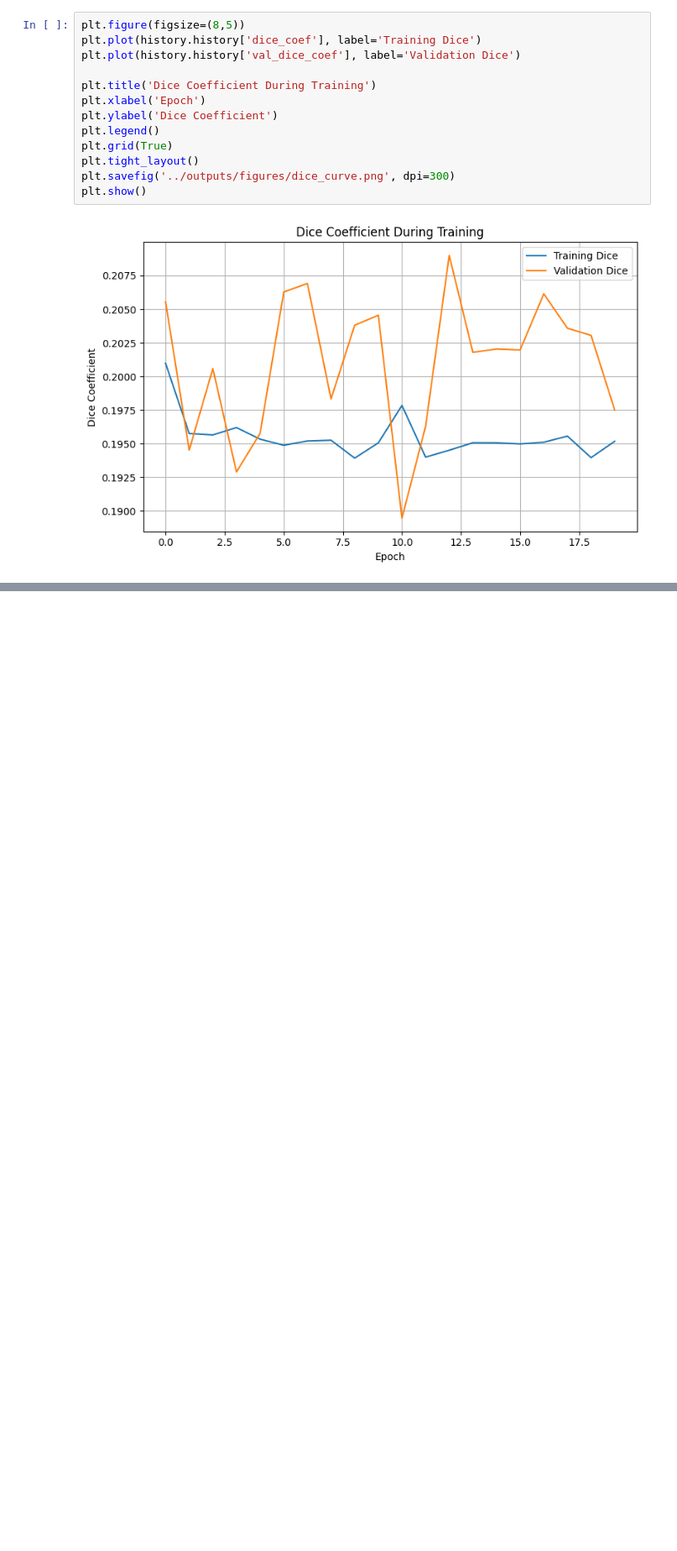
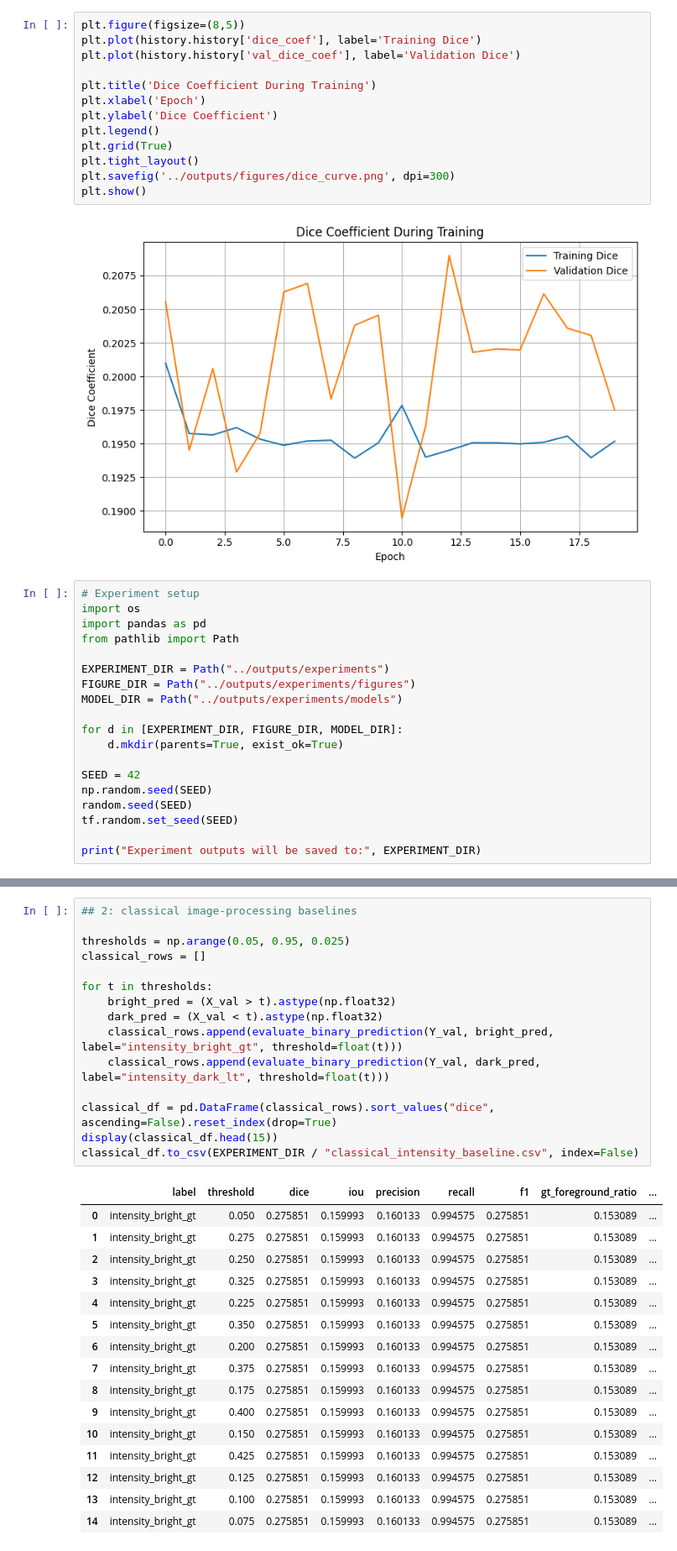
Before and after one commit to shailaja-mahara/bubbleDetection, a Jupyter notebook: notebooks/predictions.ipynb, the cells around one changed output, grey strips where cells are left out. Shown at 84% size. Saved outputs shown, nothing was run; the diff lists cells and outputs as text; blank space fills up the shorter version.

```diff
--- a/notebooks/predictions.ipynb
+++ b/notebooks/predictions.ipynb
@@ -341,3 +340,22 @@ plt.savefig('../outputs/figures/dice_curve.png', dpi=300)
 plt.show()
 # %% [output]
 [figure]
+# %%
+# Experiment setup
+import os
+import pandas as pd
+from pathlib import Path
+
+EXPERIMENT_DIR = Path("../outputs/experiments")
+FIGURE_DIR = Path("../outputs/experiments/figures")
+MODEL_DIR = Path("../outputs/experiments/models")
+
+for d in [EXPERIMENT_DIR, FIGURE_DIR, MODEL_DIR]:
+    d.mkdir(parents=True, exist_ok=True)
+
+SEED = 42
+np.random.seed(SEED)
+random.seed(SEED)
+tf.random.set_seed(SEED)
+
+print("Experiment outputs will be saved to:", EXPERIMENT_DIR)
@@ -343,0 +458,32 @@ plt.show()
+# %%
+## 2: classical image-processing baselines
+
+thresholds = np.arange(0.05, 0.95, 0.025)
+classical_rows = []
+
+for t in thresholds:
+    bright_pred = (X_val > t).astype(np.float32)
+    dark_pred = (X_val < t).astype(np.float32)
+    classical_rows.append(evaluate_binary_prediction(Y_val, bright_pred, label="intensity_bright_gt", threshold=float(t)))
+    classical_rows.append(evaluate_binary_prediction(Y_val, dark_pred, label="intensity_dark_lt", threshold=float(t)))
+
+classical_df = pd.DataFrame(classical_rows).sort_values("dice", ascending=False).reset_index(drop=True)
+display(classical_df.head(15))
+classical_df.to_csv(EXPERIMENT_DIR / "classical_intensity_baseline.csv", index=False)
+# %% [output]
+|  | label | threshold | dice | iou | precision | recall | f1 | gt_foreground_ratio | ... |
+| 0 | intensity_bright_gt | 0.050 | 0.275851 | 0.159993 | 0.160133 | 0.994575 | 0.275851 | 0.153089 | ... |
+| 1 | intensity_bright_gt | 0.275 | 0.275851 | 0.159993 | 0.160133 | 0.994575 | 0.275851 | 0.153089 | ... |
+| 2 | intensity_bright_gt | 0.250 | 0.275851 | 0.159993 | 0.160133 | 0.994575 | 0.275851 | 0.153089 | ... |
+| 3 | intensity_bright_gt | 0.325 | 0.275851 | 0.159993 | 0.160133 | 0.994575 | 0.275851 | 0.153089 | ... |
+| 4 | intensity_bright_gt | 0.225 | 0.275851 | 0.159993 | 0.160133 | 0.994575 | 0.275851 | 0.153089 | ... |
+| 5 | intensity_bright_gt | 0.350 | 0.275851 | 0.159993 | 0.160133 | 0.994575 | 0.275851 | 0.153089 | ... |
+| 6 | intensity_bright_gt | 0.200 | 0.275851 | 0.159993 | 0.160133 | 0.994575 | 0.275851 | 0.153089 | ... |
+| 7 | intensity_bright_gt | 0.375 | 0.275851 | 0.159993 | 0.160133 | 0.994575 | 0.275851 | 0.153089 | ... |
+| 8 | intensity_bright_gt | 0.175 | 0.275851 | 0.159993 | 0.160133 | 0.994575 | 0.275851 | 0.153089 | ... |
+| 9 | intensity_bright_gt | 0.400 | 0.275851 | 0.159993 | 0.160133 | 0.994575 | 0.275851 | 0.153089 | ... |
+| 10 | intensity_bright_gt | 0.150 | 0.275851 | 0.159993 | 0.160133 | 0.994575 | 0.275851 | 0.153089 | ... |
+| 11 | intensity_bright_gt | 0.425 | 0.275851 | 0.159993 | 0.160133 | 0.994575 | 0.275851 | 0.153089 | ... |
+| 12 | intensity_bright_gt | 0.125 | 0.275851 | 0.159993 | 0.160133 | 0.994575 | 0.275851 | 0.153089 | ... |
+| 13 | intensity_bright_gt | 0.100 | 0.275851 | 0.159993 | 0.160133 | 0.994575 | 0.275851 | 0.153089 | ... |
+| 14 | intensity_bright_gt | 0.075 | 0.275851 | 0.159993 | 0.160133 | 0.994575 | 0.275851 | 0.153089 | ... |
```
Also changed, not shown: parts of 9 cells of this notebook, 5 other files.
